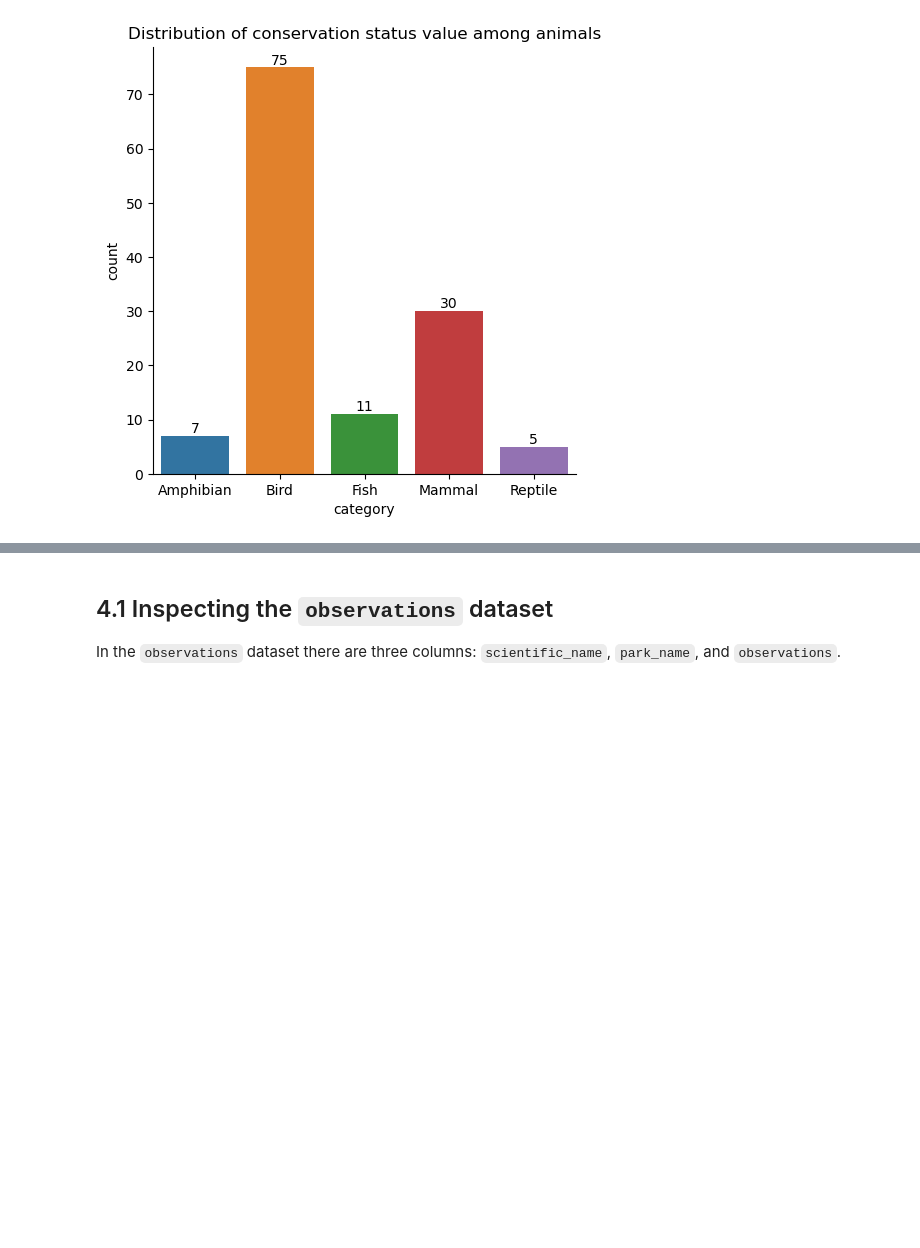
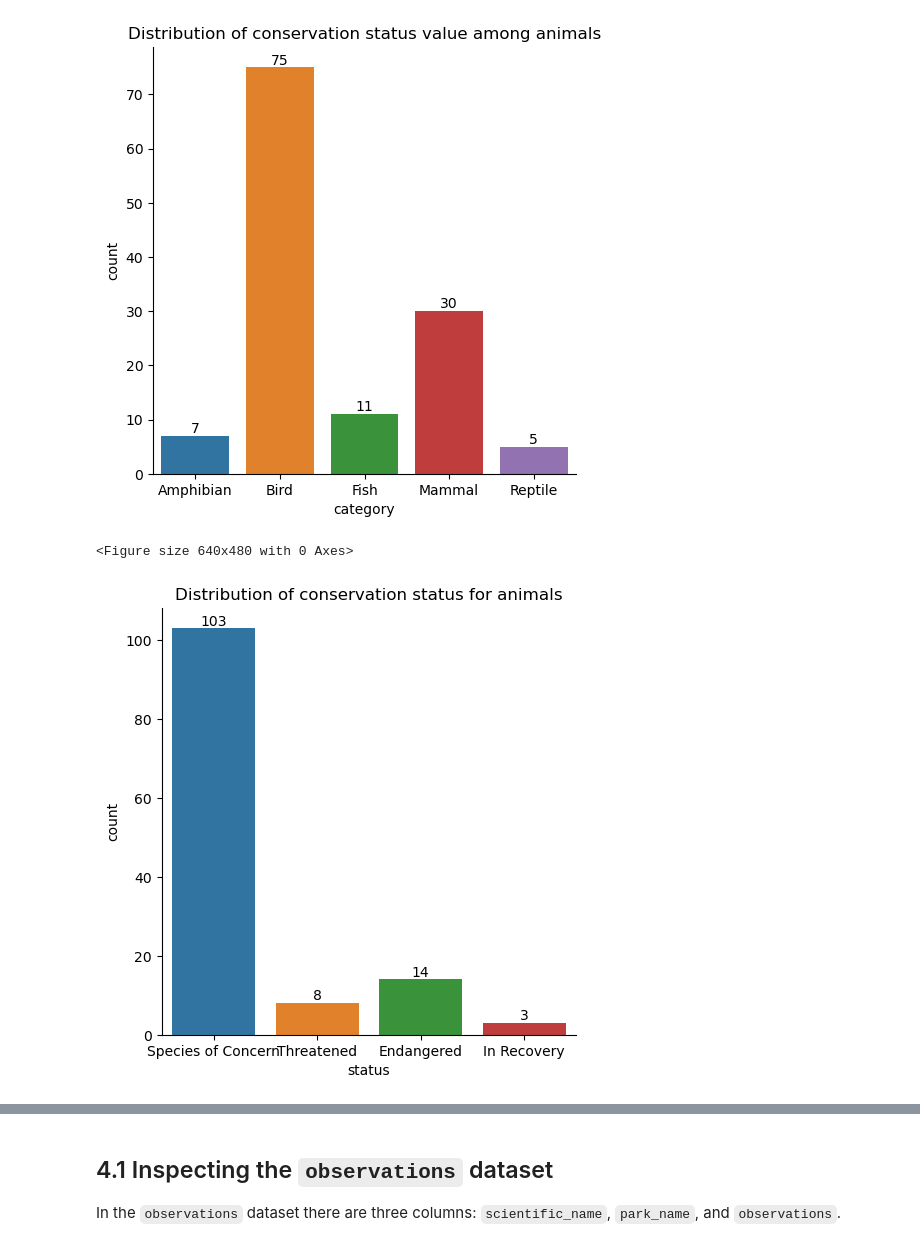
Before and after one commit to ElianeSato/biodiversity, a Jupyter notebook: biodiversity.ipynb, the cells around one changed output, grey strips where cells are left out. Cells and saved outputs as stored; diff of their text form; code cells hidden in the pictures; blank space fills up the shorter version.

```diff
--- a/biodiversity.ipynb
+++ b/biodiversity.ipynb
@@ -809,3 +811,18 @@ plt.clf()
 # %% [output]
 <Figure size 640x480 with 0 Axes>
 [figure]
+# %%
+# Distribution of conservation status for animals
+
+xy = sns.catplot(data=with_data, x='status', \
+                 kind='count',\
+                 order=['Species of Concern','Threatened', 'Endangered', 'In Recovery'])
+xy = xy.facet_axis(0,0)
+for i in xy.containers:
+    xy.bar_label(i,)
+plt.title("Distribution of conservation status for animals")
+plt.show()
+plt.clf()
+# %% [output]
+<Figure size 640x480 with 0 Axes>
+[figure, added]
```
Also changed, not shown: parts of 5 cells of this notebook.
